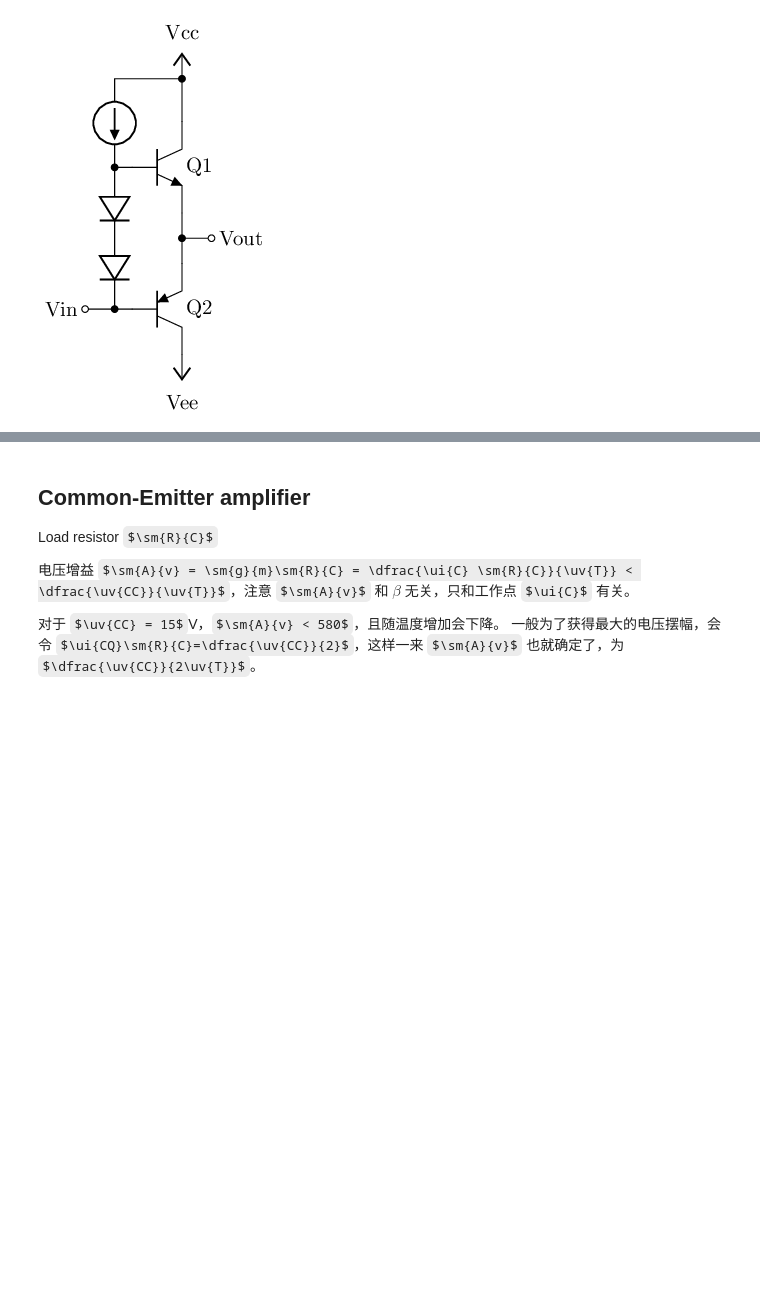
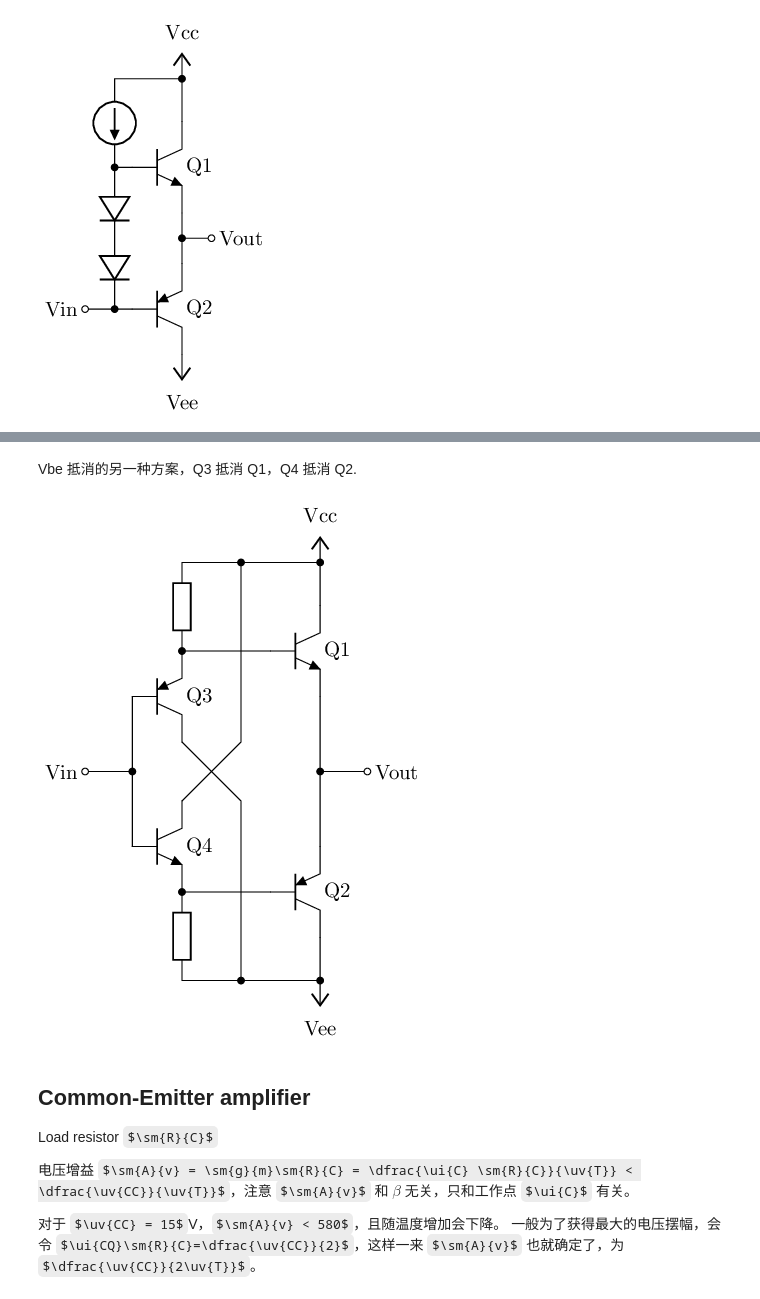
Before and after one commit to chenshuo/nuedc, a Jupyter notebook: docs/bjt-basics.ipynb, the cells around one changed output, grey strips where cells are left out. Saved outputs shown, nothing was run; the diff lists cells and outputs as text; code cells hidden in the pictures; some formulas as TeX source; blank space fills up the shorter version.

```diff
--- a/docs/bjt-basics.ipynb
+++ b/docs/bjt-basics.ipynb
@@ -610,3 +669,36 @@ https://www.hagtech.com/pdf/vbe.pdf
+# %% [markdown]
+Vbe 抵消的另一种方案，Q3 抵消 Q1，Q4 抵消 Q2.
+# %%
+%%tikz -ct
+\ctikzset{transistors/arrow pos=end, american currents, american voltages, european resistors}
+
+\draw (0, 0) node [npn] (Q1) {Q1};
+
+\draw (Q1.B) to [short, -*] ++(-1.5, 0)
+  node [pnp, anchor=E] (Q3) {Q3};
+\draw (Q3.E) to [R, bipoles/length=1cm] ++(0, 1.5)
+  coordinate (T) -| (Q1.C);
+\draw (T-|Q1.C) node [circ] {} node [vcc] {Vcc};
+
+
+\draw (Q3.C) ++(0, -0.5) coordinate (M);
+\draw (M) ++(0, -0.5)
+  node [npn, anchor=C] (Q4) {Q4};
+\draw (Q4.E) to [short, *-] ++(1.5, 0)
+  node [pnp, anchor=B] (Q2) {Q2};
+\draw (Q4.E) to [R, bipoles/length=1cm] ++(0, -1.5)
+  coordinate (G) -| (Q2.C);
+\draw (G-|Q2.C) node [circ] {} node [vee] {Vee};
+\draw (Q4.C) to [short] ++(1, 1) coordinate (Q4C) to [short, -*] (Q4C|-T);
+\draw (Q3.C) to [short] ++(1, -1) coordinate (Q3C) to [short, -*] (Q3C|-G);
+
+\draw (Q1.E) to [short] (Q2.E);
+\draw (Q1.E |- M) to [short, *-o] ++(0.8, 0) node [right] {Vout};
+
+\draw (Q3.B) to (Q4.B);
+\draw (Q3.B |- M) to [short, *-o] ++(-0.8, 0) node [left] {Vin};
+# %% [output]
+[figure, added]
 # %% [markdown]
 ## Common-Emitter amplifier
 
```
Also changed, not shown: parts of 9 cells of this notebook.
